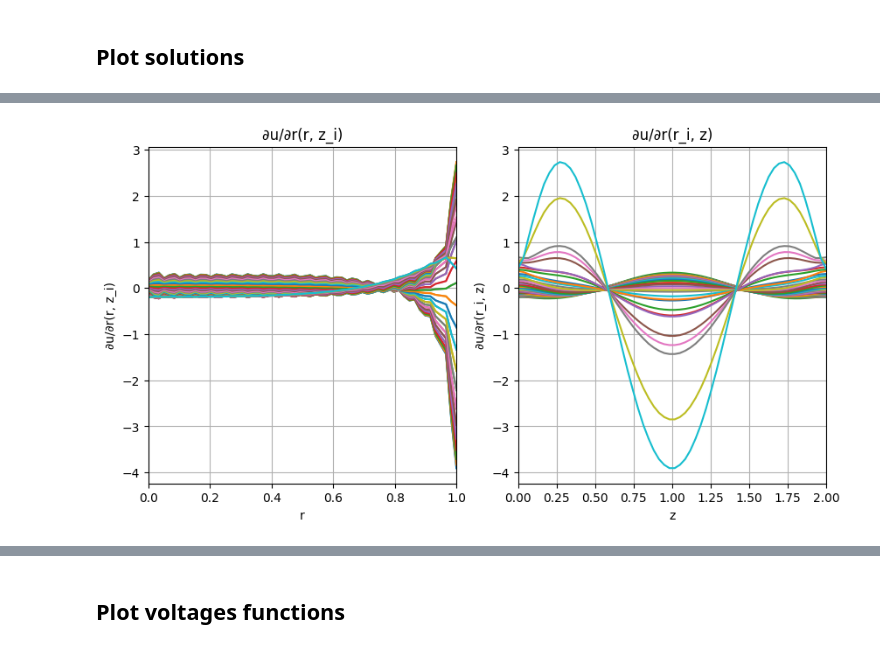
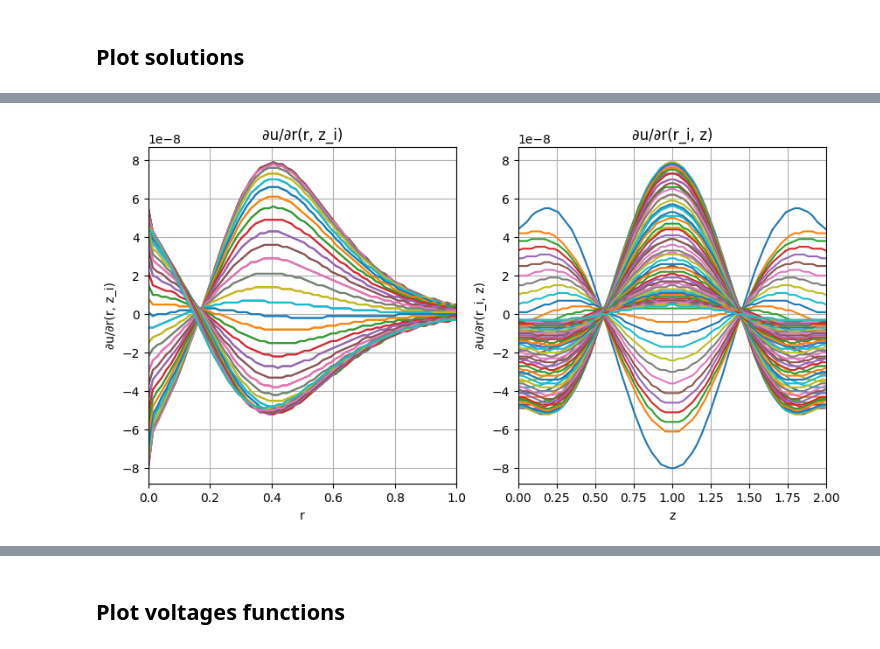
Before and after one commit to vvshich/diploma, a Jupyter notebook: analys.ipynb, the cells around one changed output, grey strips where cells are left out. Drawn from its saved outputs; the diff is of its cells as text; code cells hidden in the pictures.

```diff
--- a/analys.ipynb
+++ b/analys.ipynb
@@ -331,8 +326,8 @@ axis[0].grid()
 axis[1].grid()
 
 for i in z:
-    plot2d(r, np.round(w(r, i, max_k, max_n), 9), R, "r", "w(r, z_i)", "w(r, z_i)", plot=axis[0])
+    plot2d(r, np.round(w(r, i), 9), R, "r", "w(r, z_i)", "w(r, z_i)", plot=axis[0])
 
 for i in r:
-    plot2d(z, np.round(w(i, z, max_k, max_n), 9), H, "z", "w(r_i, z)", "w(r_i, z)", plot=axis[1])
+    plot2d(z, np.round(w(i, z), 9), H, "z", "w(r_i, z)", "w(r_i, z)", plot=axis[1])
 # %% [output]
@@ -345,13 +334,0 @@ plot3d(r, z, partial_w_r, title="∂w/∂r(r, z)")
-# %%
-figure, axis = plt.subplots(1, 2)
-figure.set_figheight(5)
-figure.set_figwidth(10)
-
-axis[0].grid()
-axis[1].grid()
-
-for i in z:
-    plot2d(r, np.round(partial_w_r(r, i, max_k, max_n), 9), R, "r", "∂w/∂r(r, z_i)", "∂w/∂r(r, z_i)", plot=axis[0])
-
-for i in r:
-    plot2d(z, np.round(partial_w_r(i, z, max_k, max_n), 9), H, "z", "w(r_i, z)", "∂w/∂r(r_i, z)", plot=axis[1])
@@ -371,8 +346,8 @@ axis[0].grid()
 axis[1].grid()
 
 for i in z:
-    plot2d(r, np.round(partial_w_z(r, i, max_k, max_n), 9), R, "r", "∂w/∂z(r, z_i)", "∂w/∂z(r, z_i)", plot=axis[0])
+    plot2d(r, np.round(partial_w_z(r, i), 9), R, "r", "∂w/∂z(r, z_i)", "∂w/∂z(r, z_i)", plot=axis[0])
 
 for i in r:
-    plot2d(z, np.round(partial_w_z(i, z, max_k, max_n), 9), H, "z", "∂w/∂z(r_i, z)", "∂w/∂z(r_i, z)", plot=axis[1])
+    plot2d(z, np.round(partial_w_z(i, z), 9), H, "z", "∂w/∂z(r_i, z)", "∂w/∂z(r_i, z)", plot=axis[1])
 # %% [output]
@@ -391,8 +366,8 @@ axis[0].grid()
 axis[1].grid()
 
 for i in z:
-    plot2d(r, np.round(u(r, i, max_k, max_n), 9), R, "r", "u(r, z_i)", "u(r, z_i)", plot=axis[0])
+    plot2d(r, np.round(u(r, i), 9), R, "r", "u(r, z_i)", "u(r, z_i)", plot=axis[0])
 
 for i in r:
-    plot2d(z, np.round(u(i, z, max_k, max_n), 9), H, "z", "u(r_i, z)", "u(r_i, z)", plot=axis[1])
+    plot2d(z, np.round(u(i, z), 9), H, "z", "u(r_i, z)", "u(r_i, z)", plot=axis[1])
 # %% [output]
@@ -406,18 +380,18 @@ KeyboardInterrupt:
 # %%
 figure, axis = plt.subplots(1, 2)
 figure.set_figheight(5)
 figure.set_figwidth(10)
 
 axis[0].grid()
 axis[1].grid()
 
 for i in z:
-    plot2d(r, np.round(partial_u_r(r, i, max_k, max_n), 9), R, "r", "∂u/∂r(r, z_i)", "∂u/∂r(r, z_i)", plot=axis[0])
+    plot2d(r, np.round(partial_u_r(r, i), 9), R, "r", "∂u/∂r(r, z_i)", "∂u/∂r(r, z_i)", plot=axis[0])
 
 for i in r:
-    plot2d(z, np.round(partial_u_r(i, z, max_k, max_n), 9), H, "z", "∂u/∂r(r_i, z)", "∂u/∂r(r_i, z)", plot=axis[1])
+    plot2d(z, np.round(partial_u_r(i, z), 9), H, "z", "∂u/∂r(r_i, z)", "∂u/∂r(r_i, z)", plot=axis[1])
 # %% [output]
-[figure, old version]
+[figure, new version]
 # %%
 plot3d(r, z, partial_u_z, title="∂u/∂z(r, z)")
 # %% [output]
```
Also changed, not shown: parts of 47 cells of this notebook.
